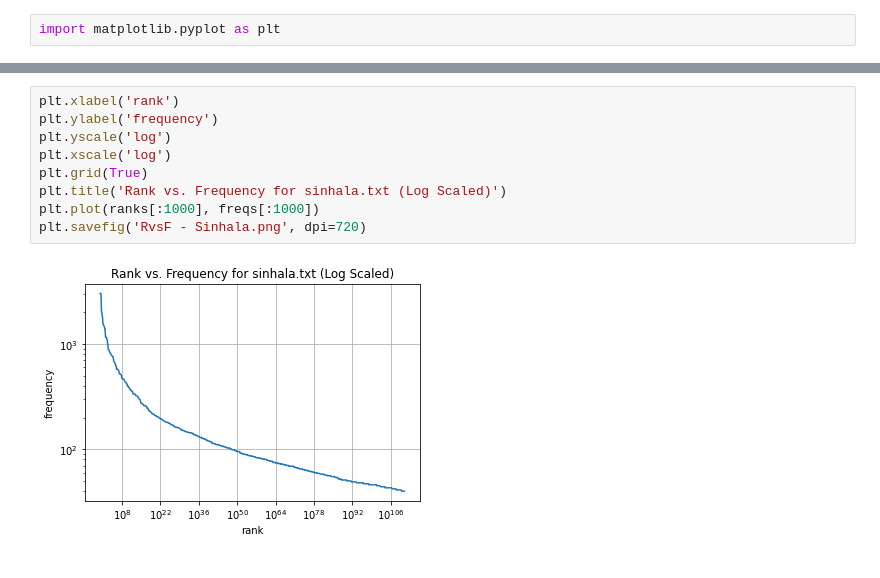
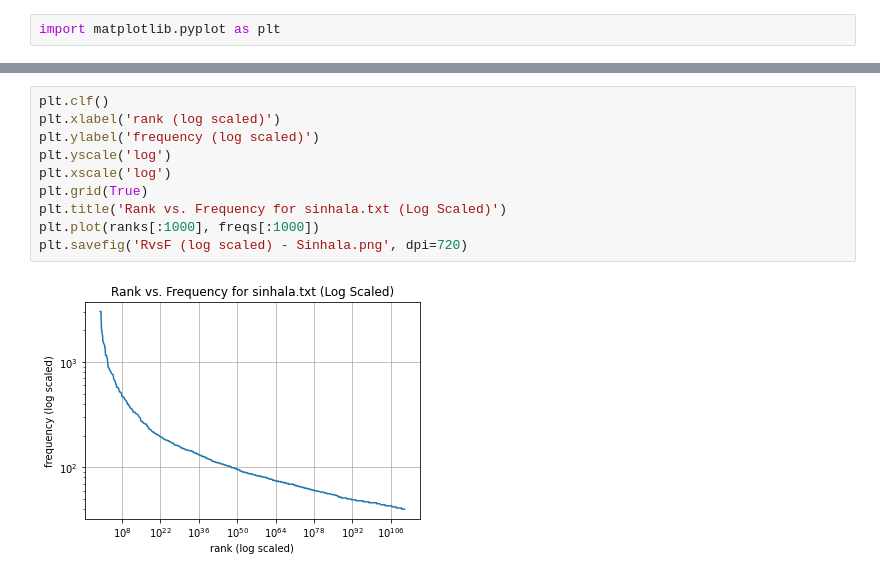
Before and after one commit to tsj1992/CS5616-NLP-A1, a Jupyter notebook: CS5616 - NLP - A1 - freq calculation - SINHALA.ipynb, the cells around one changed output, grey strips where cells are left out. Cells and saved outputs as stored; diff of their text form.

```diff
--- a/CS5616 - NLP - A1 - freq calculation - SINHALA.ipynb
+++ b/CS5616 - NLP - A1 - freq calculation - SINHALA.ipynb
@@ -214,11 +224,12 @@ import matplotlib.pyplot as plt
 # %%
-plt.xlabel('rank')
-plt.ylabel('frequency')
+plt.clf()
+plt.xlabel('rank (log scaled)')
+plt.ylabel('frequency (log scaled)')
 plt.yscale('log')
 plt.xscale('log')
 plt.grid(True)
 plt.title('Rank vs. Frequency for sinhala.txt (Log Scaled)')
 plt.plot(ranks[:1000], freqs[:1000])
-plt.savefig('RvsF - Sinhala.png', dpi=720)
+plt.savefig('RvsF (log scaled) - Sinhala.png', dpi=720)
 # %% [output]
-[figure, old version]
+[figure, new version]
```
Also changed, not shown: parts of 1 cell of this notebook, 5 other files.
